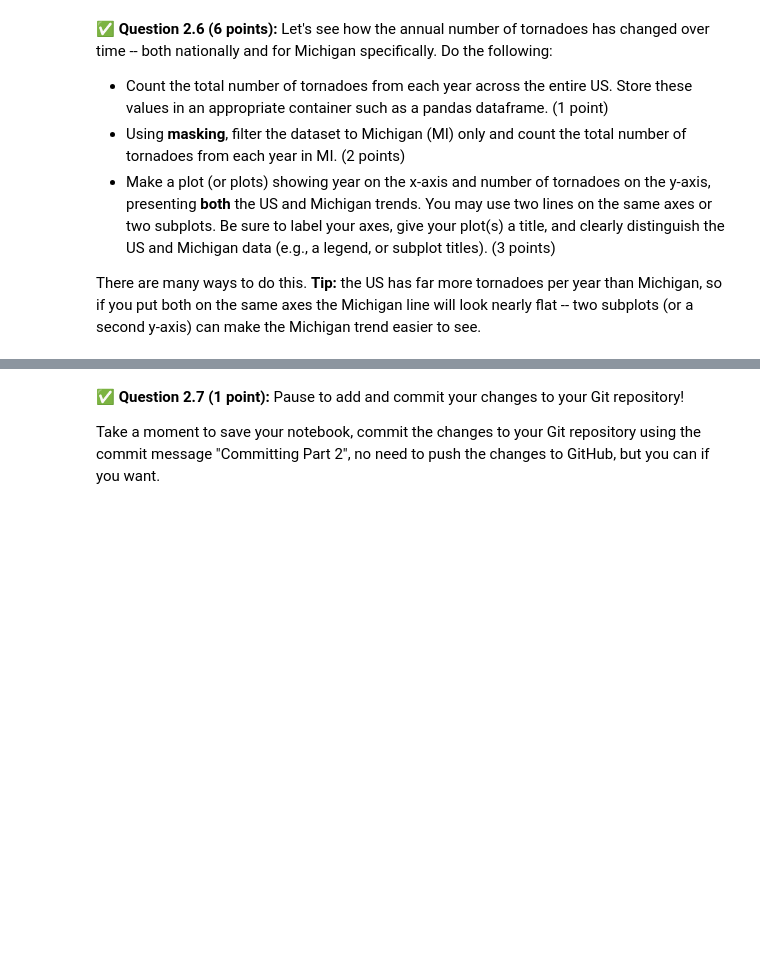
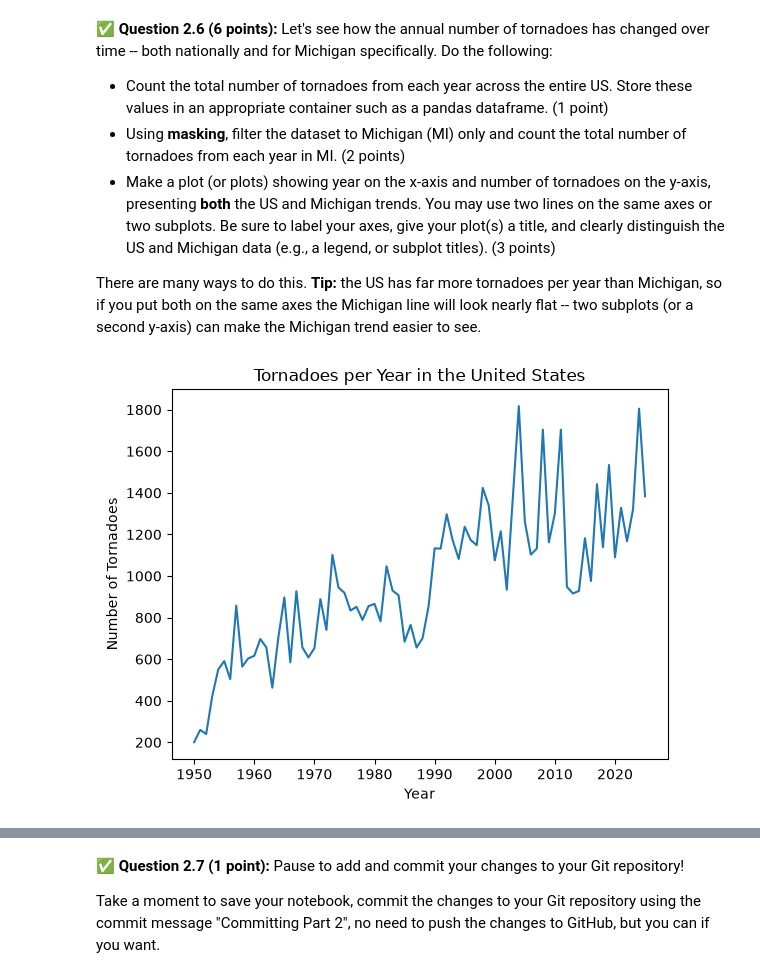
Before and after one commit to Joseph-wang1/CMSE202-f26-turnin, a Jupyter notebook: hw-01/HW01-GitPandasPackagesClasses-STUDENT.ipynb, the cells around one changed output, grey strips where cells are left out. Saved outputs shown, nothing was run; the diff lists cells and outputs as text; code cells hidden in the pictures; blank space fills up the shorter version.

```diff
--- a/hw-01/HW01-GitPandasPackagesClasses-STUDENT.ipynb
+++ b/hw-01/HW01-GitPandasPackagesClasses-STUDENT.ipynb
@@ -308,3 +354,15 @@ There are many ways to do this. **Tip:** the US has far more tornadoes per year
+# %%
+# Put your code here
+mask = df["st"] == "MI"
+MI = df[mask]
+MI_counts = MI.groupby("yr").size()
+US_counts.plot()
+plt.xlabel("Year")
+plt.ylabel("Number of Tornadoes")
+plt.title("Tornadoes per Year in the United States")
+plt.show()
+# %% [output]
+[figure, added]
 # %% [markdown]
 <!-- END QUESTION -->
 <!-- DO NOT MODIFY OR DELETE THIS CELL. Make sure your solution to the question above is in the cell(s) above this one. -->
```
Also changed, not shown: parts of 34 cells of this notebook.
